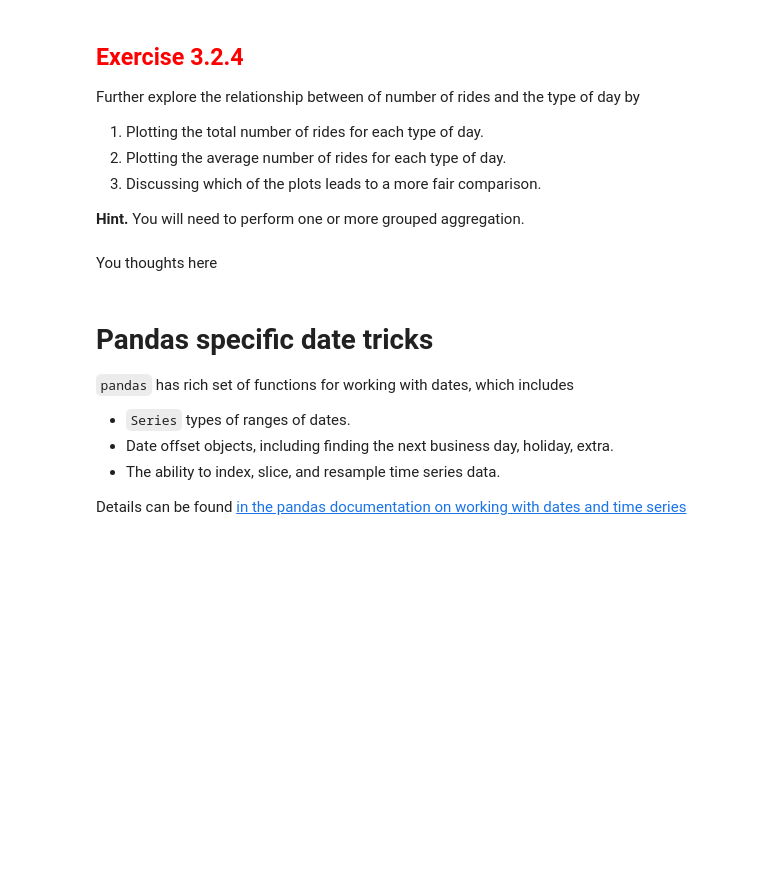
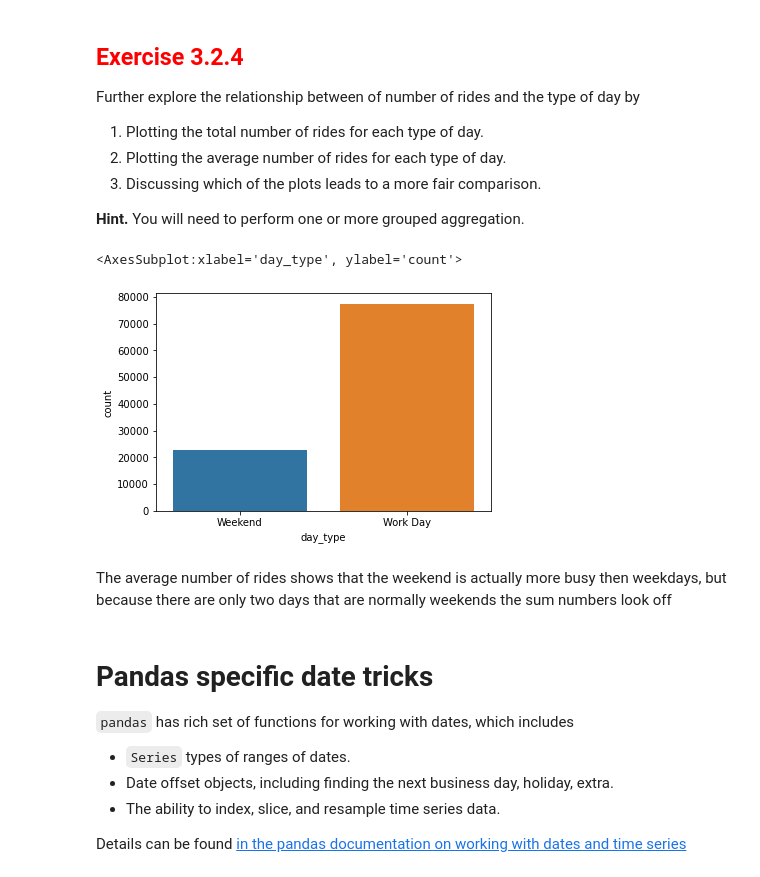
Before and after one commit to ColeBerning35/module3_more_about_mutate, a Jupyter notebook: 3_2_working_with_dates.ipynb, the cells around one changed output. Drawn from its saved outputs; the diff is of its cells as text; code cells hidden in the pictures; blank space fills up the shorter version.

```diff
--- a/3_2_working_with_dates.ipynb
+++ b/3_2_working_with_dates.ipynb
@@ -529,5 +594,17 @@ Further explore the relationship between of number of rides and the type of day
 3. Discussing which of the plots leads to a more fair comparison.
 
 **Hint.** You will need to perform one or more grouped aggregation.
+# %%
+uber_april2 = (uber_april
+ >> mutate(day_type = X.date.apply(classify_day))
+ >> group_by('day_type')
+ >> summarise(count = n(X.date))
+)
 # %%
 # Your code for plot 1 here
+sns.barplot(data = uber_april2,
+            x = 'day_type',
+            y = 'count')
+# %% [output]
+<AxesSubplot:xlabel='day_type', ylabel='count'>
+[figure, added]
@@ -536,5 +611,5 @@ Further explore the relationship between of number of rides and the type of day
-# %% [markdown]
-You thoughts here
+# %% [markdown]
+The average number of rides shows that the weekend is actually more busy then weekdays, but because there are only two days that are normally weekends the sum numbers look off
 # %% [markdown]
 # Pandas specific date tricks
 
```
Also changed, not shown: parts of 12 cells of this notebook.
